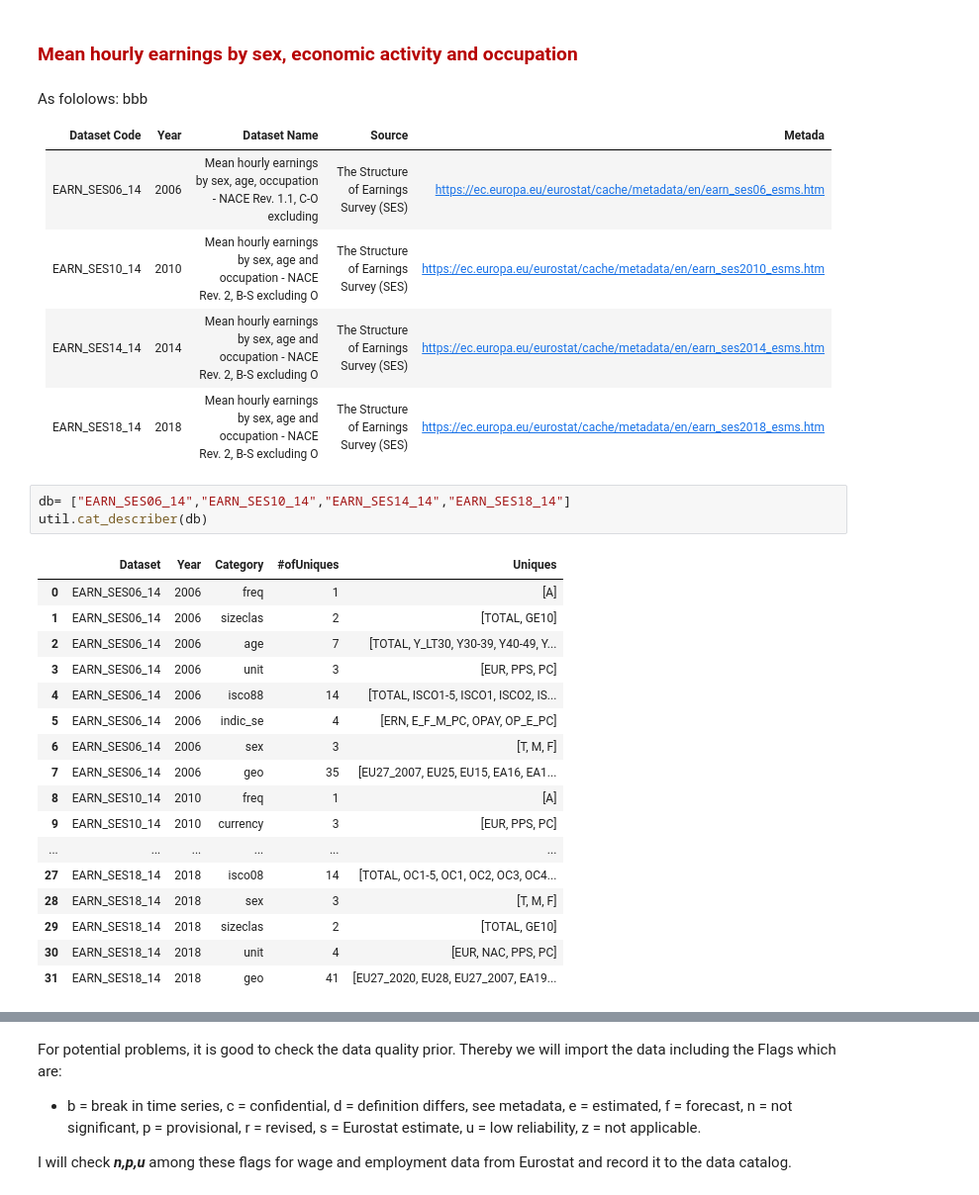
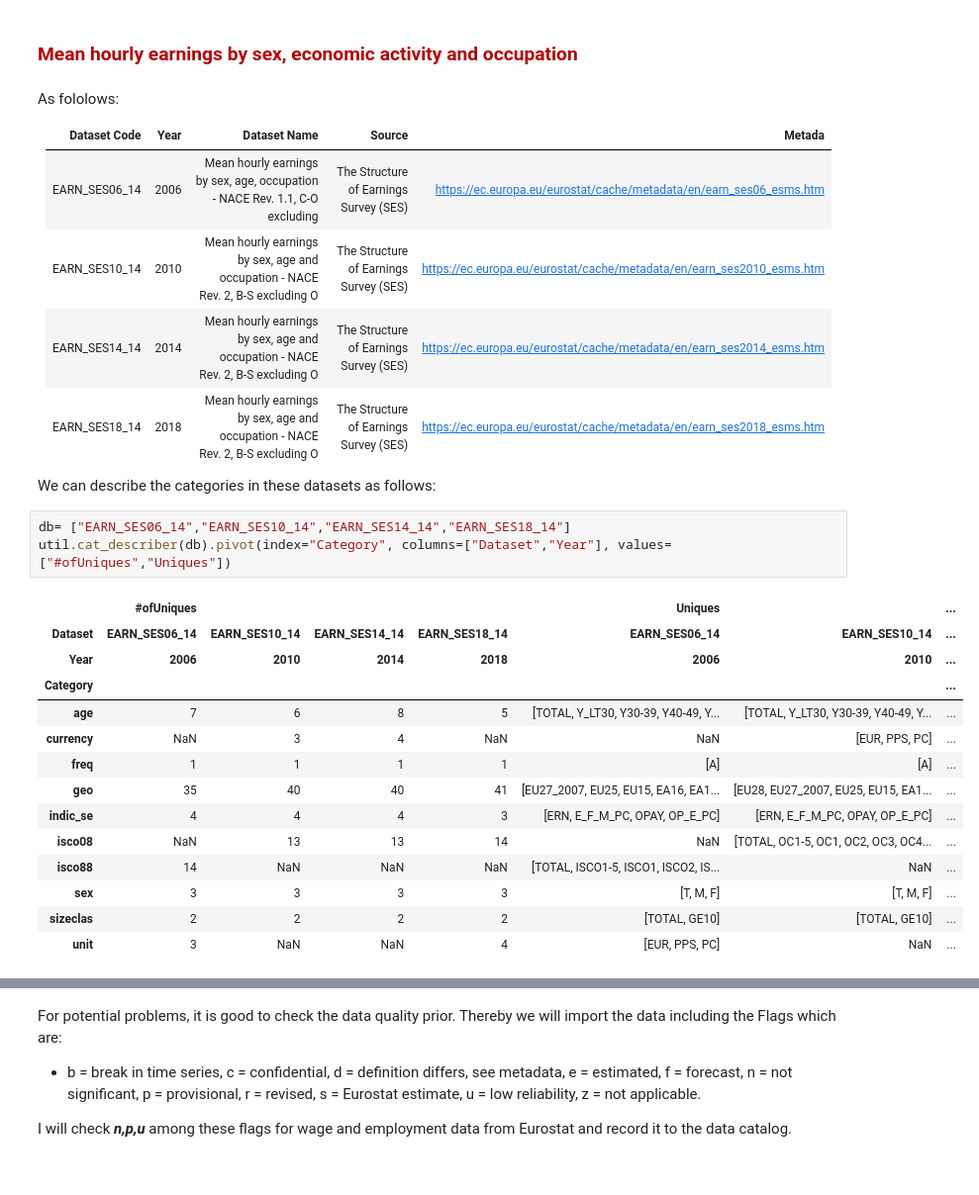
Before and after one commit to mehmetcandfx/Technology-Trade-Employment, a Jupyter notebook: Code/Data_Discovrery_Wages.ipynb, the cells around one changed output, grey strips where cells are left out. Shown: that part at 99% size. Saved outputs shown, nothing was run; the diff lists cells and outputs as text.

```diff
--- a/Code/Data_Discovrery_Wages.ipynb
+++ b/Code/Data_Discovrery_Wages.ipynb
@@ -46,7 +46,7 @@ Among the three datasets listed above, the first one would be the most proper se
 ### <span style="color:#b70101">**Mean hourly earnings by sex, economic activity and occupation**</span>
 # %% [markdown]
 As fololows:</br>
-</br>bbb
+</br>
 
 | Dataset Code  | Year | Dataset Name                                                                   | Source                                 | Metada                                                                |
 |---------------|------|--------------------------------------------------------------------------------|----------------------------------------|-----------------------------------------------------------------------|
@@ -54,24 +54,24 @@ As fololows:</br>
 | EARN_SES10_14 | 2010 | Mean hourly earnings by sex, age and occupation - NACE Rev. 2, B-S excluding O | The Structure of Earnings Survey (SES) | https://ec.europa.eu/eurostat/cache/metadata/en/earn_ses2010_esms.htm |
 | EARN_SES14_14 | 2014 | Mean hourly earnings by sex, age and occupation - NACE Rev. 2, B-S excluding O | The Structure of Earnings Survey (SES) | https://ec.europa.eu/eurostat/cache/metadata/en/earn_ses2014_esms.htm |
 | EARN_SES18_14 | 2018 | Mean hourly earnings by sex, age and occupation - NACE Rev. 2, B-S excluding O | The Structure of Earnings Survey (SES) | https://ec.europa.eu/eurostat/cache/metadata/en/earn_ses2018_esms.htm |
+
+</br>
+We can describe the categories in these datasets as follows:
 # %%
 db= ["EARN_SES06_14","EARN_SES10_14","EARN_SES14_14","EARN_SES18_14"]
-util.cat_describer(db)
+util.cat_describer(db).pivot(index="Category", columns=["Dataset","Year"], values=["#ofUniques","Uniques"])
 # %% [output]
-|  | Dataset | Year | Category | #ofUniques | Uniques |
-| 0 | EARN_SES06_14 | 2006 | freq | 1 | [A] |
-| 1 | EARN_SES06_14 | 2006 | sizeclas | 2 | [TOTAL, GE10] |
-| 2 | EARN_SES06_14 | 2006 | age | 7 | [TOTAL, Y_LT30, Y30-39, Y40-49, Y... |
-| 3 | EARN_SES06_14 | 2006 | unit | 3 | [EUR, PPS, PC] |
-| 4 | EARN_SES06_14 | 2006 | isco88 | 14 | [TOTAL, ISCO1-5, ISCO1, ISCO2, IS... |
-| 5 | EARN_SES06_14 | 2006 | indic_se | 4 | [ERN, E_F_M_PC, OPAY, OP_E_PC] |
-| 6 | EARN_SES06_14 | 2006 | sex | 3 | [T, M, F] |
-| 7 | EARN_SES06_14 | 2006 | geo | 35 | [EU27_2007, EU25, EU15, EA16, EA1... |
-| 8 | EARN_SES10_14 | 2010 | freq | 1 | [A] |
-| 9 | EARN_SES10_14 | 2010 | currency | 3 | [EUR, PPS, PC] |
-| ... | ... | ... | ... | ... | ... |
-| 27 | EARN_SES18_14 | 2018 | isco08 | 14 | [TOTAL, OC1-5, OC1, OC2, OC3, OC4... |
-| 28 | EARN_SES18_14 | 2018 | sex | 3 | [T, M, F] |
-| 29 | EARN_SES18_14 | 2018 | sizeclas | 2 | [TOTAL, GE10] |
-| 30 | EARN_SES18_14 | 2018 | unit | 4 | [EUR, NAC, PPS, PC] |
-| 31 | EARN_SES18_14 | 2018 | geo | 41 | [EU27_2020, EU28, EU27_2007, EA19... |
+|  | #ofUniques |  |  |  | Uniques |  | ... |
+| Dataset | EARN_SES06_14 | EARN_SES10_14 | EARN_SES14_14 | EARN_SES18_14 | EARN_SES06_14 | EARN_SES10_14 | ... |
+| Year | 2006 | 2010 | 2014 | 2018 | 2006 | 2010 | ... |
+| Category |  |  |  |  |  |  | ... |
+| age | 7 | 6 | 8 | 5 | [TOTAL, Y_LT30, Y30-39, Y40-49, Y... | [TOTAL, Y_LT30, Y30-39, Y40-49, Y... | ... |
+| currency | NaN | 3 | 4 | NaN | NaN | [EUR, PPS, PC] | ... |
+| freq | 1 | 1 | 1 | 1 | [A] | [A] | ... |
+| geo | 35 | 40 | 40 | 41 | [EU27_2007, EU25, EU15, EA16, EA1... | [EU28, EU27_2007, EU25, EU15, EA1... | ... |
+| indic_se | 4 | 4 | 4 | 3 | [ERN, E_F_M_PC, OPAY, OP_E_PC] | [ERN, E_F_M_PC, OPAY, OP_E_PC] | ... |
+| isco08 | NaN | 13 | 13 | 14 | NaN | [TOTAL, OC1-5, OC1, OC2, OC3, OC4... | ... |
+| isco88 | 14 | NaN | NaN | NaN | [TOTAL, ISCO1-5, ISCO1, ISCO2, IS... | NaN | ... |
+| sex | 3 | 3 | 3 | 3 | [T, M, F] | [T, M, F] | ... |
+| sizeclas | 2 | 2 | 2 | 2 | [TOTAL, GE10] | [TOTAL, GE10] | ... |
+| unit | 3 | NaN | NaN | 4 | [EUR, PPS, PC] | NaN | ... |
```
Also changed, not shown: parts of 4 cells of this notebook.
